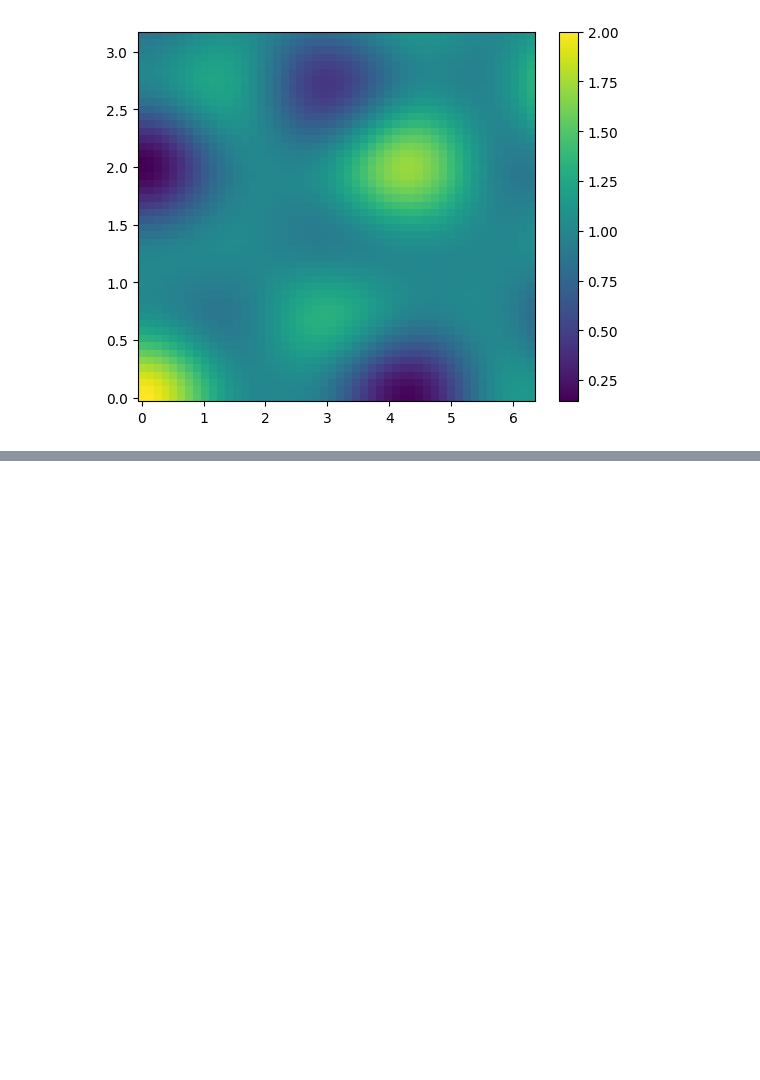
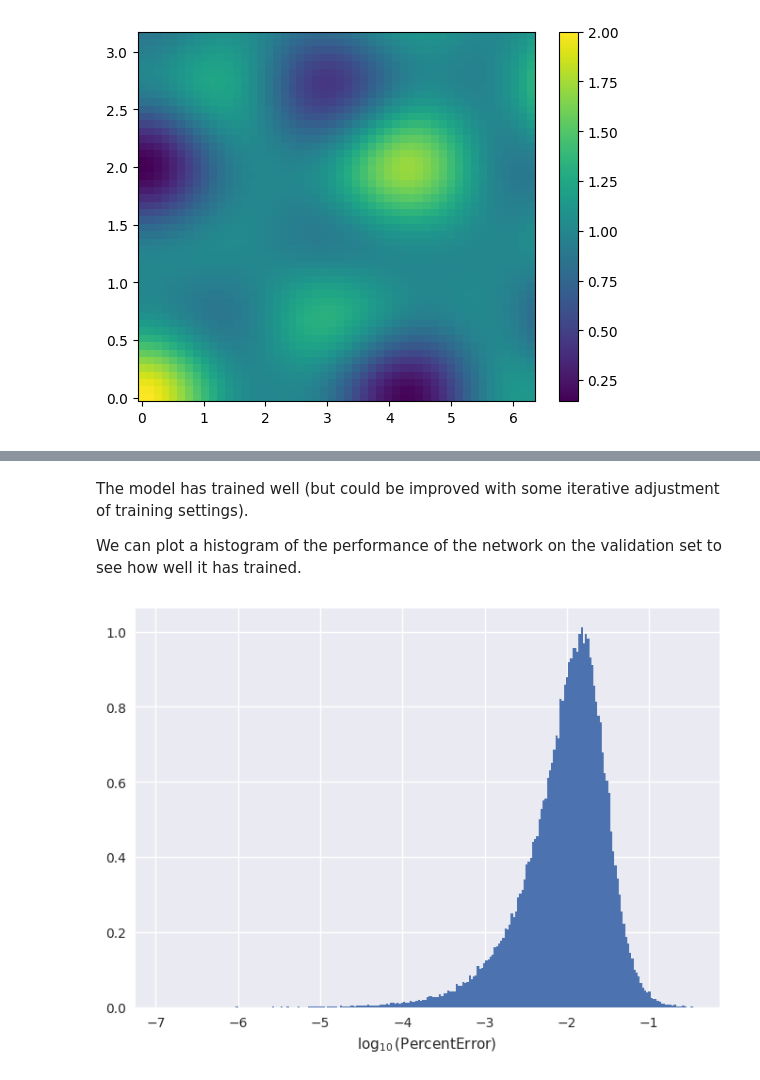
Before and after one commit to cchapmanbird/poplar, a Jupyter notebook: examples/end_to_end_example.ipynb, the cells around one changed output, grey strips where cells are left out. Cells and saved outputs as stored; diff of their text form; code cells hidden in the pictures; blank space fills up the shorter version.

```diff
--- a/examples/end_to_end_example.ipynb
+++ b/examples/end_to_end_example.ipynb
@@ -87,11 +98,7 @@ LinearModel(
 )
 # %%
 train_up_to = int(0.9 * n_train)
-xtrain = xdata[:train_up_to,:]
-ytrain = ydata[:train_up_to]
-xtest = xdata[train_up_to:,:]
-ytest = ydata[train_up_to:]
-
+xtrain, xtest, ytrain, ytest = train_test_split([xdata, ydata], 0.9)
 optimiser = torch.optim.Adam(model.parameters(), lr=1e-4)
 # %%
 train(
@@ -124,0 +122,13 @@ actual = true_snrs# / dL
+# %% [markdown]
+The model has trained well (but could be improved with some iterative adjustment of training settings).
+
+We can plot a histogram of the performance of the network on the validation set to see how well it has trained.
+# %%
+ypred = model.run_on_dataset(xtest)
+
+with plt.style.context("seaborn"):
+    plt.hist(np.log10(abs((1 - ypred/ytest).cpu().numpy())), bins='auto', density=True)
+    plt.xlabel(r'$\log_{10}(\mathrm{Percent Error})$')
+plt.show()
+# %% [output]
+[figure, added]
```
Also changed, not shown: parts of 22 cells of this notebook.
